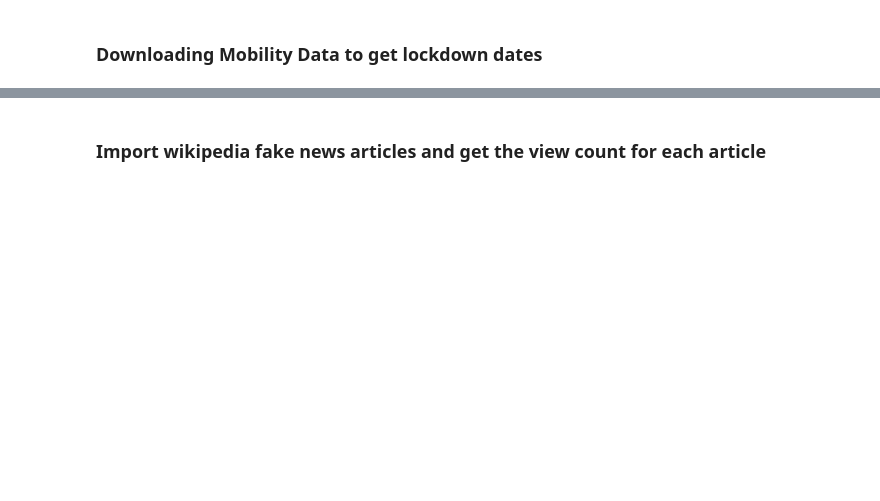
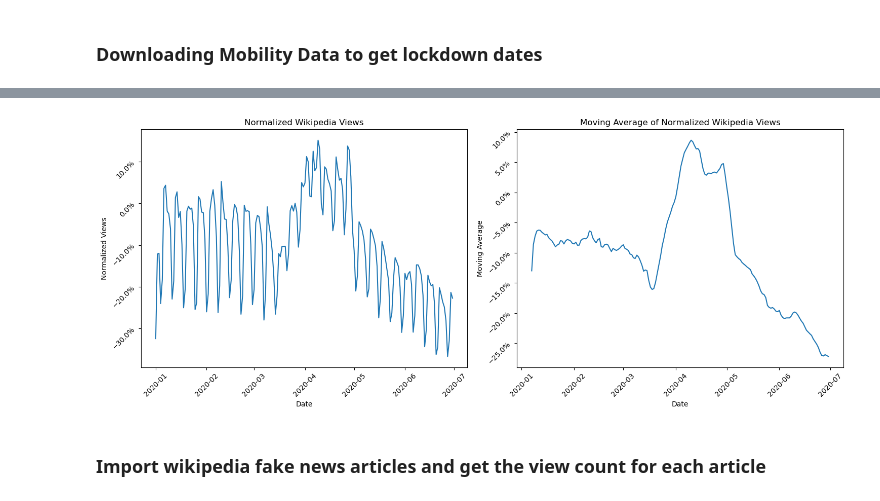
Before and after one commit to epfl-ada/ada-2023-project-thedogues1815, a Jupyter notebook: WikiWackyPart0.ipynb, the cells around one changed output, grey strips where cells are left out. Saved outputs shown, nothing was run; the diff lists cells and outputs as text; code cells hidden in the pictures; blank space fills up the shorter version.

```diff
--- a/WikiWackyPart0.ipynb
+++ b/WikiWackyPart0.ipynb
@@ -45,30 +55,85 @@ treatment_end_date = intervention_date(interventions_en, "Normalcy")
 # %%
 agg = pd.read_json(TIMESERIES_DATASET, compression='gzip')
+
+#take english wikipedia articles
 second_row = agg[['en']].iloc[1]
 df = pd.DataFrame(second_row)
 dic = df['sum'].iloc[0]
 
 # Transform dic into a DataFrame
 df = pd.DataFrame.from_dict(dic, orient='index', columns=['sum'])
 df.reset_index(inplace=True)
 df.columns = ['date', 'sum']
 
 # Transform the date column to datetime
 df['date'] = pd.to_datetime(df['date'])
 
+
+# Needed dates
+start_jan_2018 = '2018-01-01'
+end_june_2018 = '2018-06-30'
+start_jan_2020 = '2020-01-01'
+end_june_2020 = '2020-06-30'
+
+
+#period between 2018-01-01 and 2018-31-12
+
+mask_2018 = (df['date'] >= start_jan_2018) & (df['date'] <= end_june_2018)
+df_wiki_2018 = df.loc[mask_2018]
+df_wiki_2018.reset_index(drop=True, inplace=True)
+
 #period between 2020-01-01 and 2020-06-30
-df_wiki_size = df.iloc[730:]
-df_wiki_size = df_wiki_size.iloc[:-31,:]
-df_wiki_size.reset_index(drop=True, inplace=True)
+mask_2020 = (df['date'] >= start_jan_2020) & (df['date'] <= end_june_2020)
+df_wiki_2020 = df.loc[mask_2020]
+df_wiki_2020.reset_index(drop=True, inplace=True)
 
-#normalize the wiki data with respect to the mean
-mean_wiki = df_wiki_size['sum'].mean()
-normw = ((df_wiki_size['sum'] - mean_wiki) / mean_wiki)
-df_wiki_norm = df_wiki_size.copy()
-df_wiki_norm['sum'] = normw
-df_wiki_norm.rename(columns={'sum': 'norm'}, inplace=True)
-df_wiki_norm['date'] = pd.to_datetime(df_wiki_size['date'])
-df_wiki_norm = df_wiki_norm.iloc[:, :].reset_index(drop=True)
+#distance to normality off 2020 wiki compared to average values of 2018
+mean_wiki_sum = df_wiki_2018['sum'].mean()
+normw = ((df_wiki_2020['sum'] - mean_wiki_sum) / mean_wiki_sum)
+df_wiki_dist_norm = df_wiki_2020.copy()
+df_wiki_dist_norm['sum'] = normw
+df_wiki_dist_norm.rename(columns={'sum': 'norm'}, inplace=True)
+df_wiki_dist_norm['date'] = pd.to_datetime(df_wiki_2020['date'])
+df_wiki_dist_norm = df_wiki_dist_norm.reset_index(drop=True)
+
+
+
+# Plot the moving average
+window_size = 7  # Define the window size for the moving average
+df_wiki_dist_norm['moving_average'] = df_wiki_dist_norm['norm'].rolling(window=window_size).mean()
+
+
+
+
+import matplotlib.pyplot as plt
+import matplotlib.ticker as mtick
+
+fig, axs = plt.subplots(1, 2, figsize=(15, 6))
+
+# Plot normalized Wikipedia views
+axs[0].plot(df_wiki_dist_norm['date'], df_wiki_dist_norm['norm'])
+axs[0].set_title('Normalized Wikipedia Views')
+axs[0].set_xlabel('Date')
+axs[0].set_ylabel('Normalized Views')
+axs[0].tick_params(rotation=45)
+
+# Format the y-axis tick labels as percentages with 1 decimal place
+axs[0].yaxis.set_major_formatter(mtick.PercentFormatter(1, decimals=1))
+
+# Plot moving average of normalized Wikipedia views
+axs[1].plot(df_wiki_dist_norm['date'], df_wiki_dist_norm['moving_average'])
+axs[1].set_title('Moving Average of Normalized Wikipedia Views')
+axs[1].set_xlabel('Date')
+axs[1].set_ylabel('Moving Average')
+axs[1].tick_params(rotation=45)
+
+# Format the y-axis tick labels as percentages with 1 decimal place
+axs[1].yaxis.set_major_formatter(mtick.PercentFormatter(1, decimals=1))
+
+plt.tight_layout()
+plt.show()
+# %% [output]
+[figure, added]
 # %% [markdown]
 ### Import wikipedia fake news articles and get the view count for each article
 # %%
```
Also changed, not shown: parts of 33 cells of this notebook.
